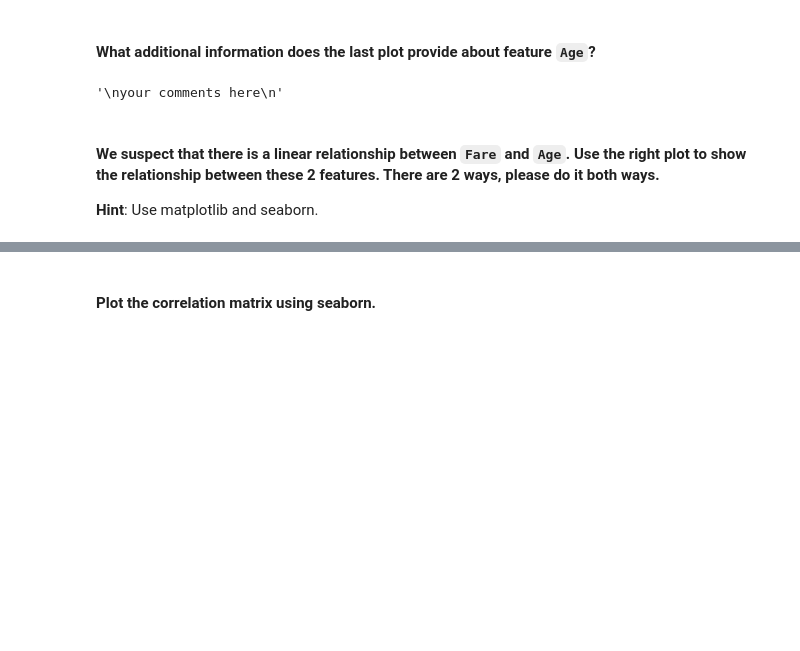
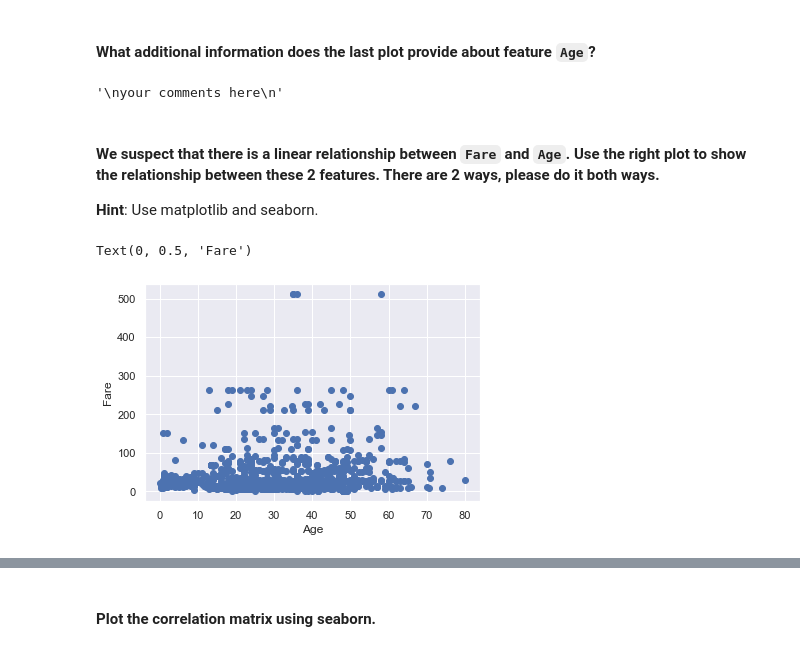
Before and after one commit to martapalleiro/lab-matplotlib-seaborn, a Jupyter notebook: your-code/main.ipynb, the cells around one changed output, grey strips where cells are left out. Drawn from its saved outputs; the diff is of its cells as text; code cells hidden in the pictures; blank space fills up the shorter version.

```diff
--- a/your-code/main.ipynb
+++ b/your-code/main.ipynb
@@ -354,11 +354,11 @@ ax = sns.violinplot(x = titanic["Age"])
 # %% [markdown]
 #### What additional information does the last plot provide about feature `Age`?
-# %%
-"""
-your comments here
-"""
-# %% [output]
-'\nyour comments here\n'
+# %%
+"""
+Most of the people is between 20 and 40 years old.
+"""
+# %% [output]
+'\nyour comments here\n'
 # %% [markdown]
 #### We suspect that there is a linear relationship between `Fare` and `Age`. Use the right plot to show the relationship between these 2 features. There are 2 ways, please do it both ways.
 **Hint**: Use matplotlib and seaborn.
@@ -367,2 +365,10 @@ your comments here
+# %%
+# Method 1 - matplotlib
+plt.scatter(titanic['Age'], titanic['Fare'])
+plt.xlabel('Age')
+plt.ylabel('Fare')
+# %% [output]
+Text(0, 0.5, 'Fare')
+[figure, added]
 # %%
 # Method 2 - seaborn
```
Also changed, not shown: parts of 31 cells of this notebook, 1 other file.
